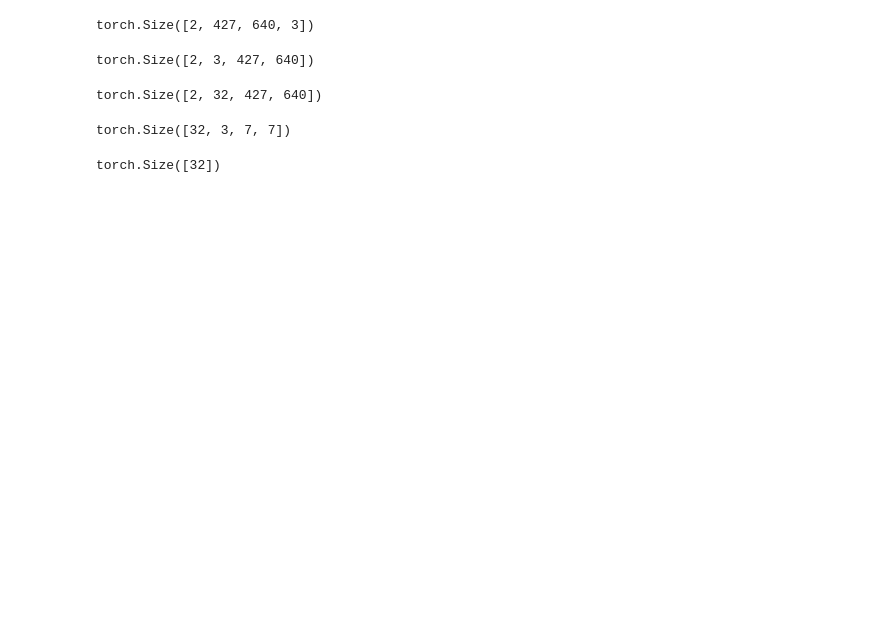
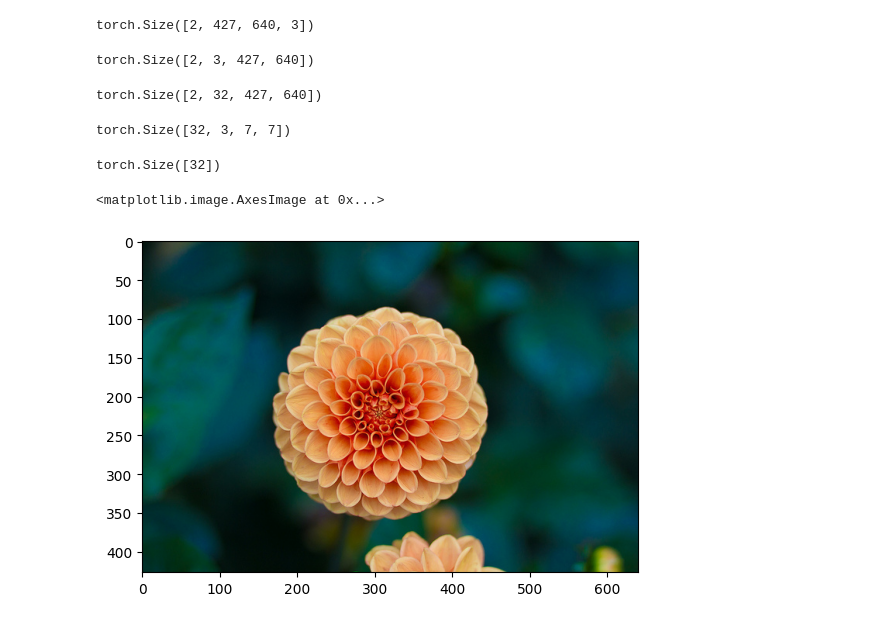
Before and after one commit to Abdurhman-elgrm/Hands-On_Machine_Learning, a Jupyter notebook: CHAPTER 12 Deep Computer Vision Using Convolutional Neural Networks/CNN.ipynb, the cells around one changed output. Saved outputs shown, nothing was run; the diff lists cells and outputs as text; code cells hidden in the pictures; blank space fills up the shorter version.

```diff
--- a/CHAPTER 12 Deep Computer Vision Using Convolutional Neural Networks/CNN.ipynb
+++ b/CHAPTER 12 Deep Computer Vision Using Convolutional Neural Networks/CNN.ipynb
@@ -32,3 +32,10 @@ torch.Size([32, 3, 7, 7])
 conv_layer.bias.shape
 # %% [output]
 torch.Size([32])
+# %%
+import matplotlib.pyplot as plt
+
+plt.imshow(sample_images[1])
+# %% [output]
+<matplotlib.image.AxesImage at 0x...>
+[figure, added]
```
Also changed, not shown: parts of 4 cells of this notebook.
